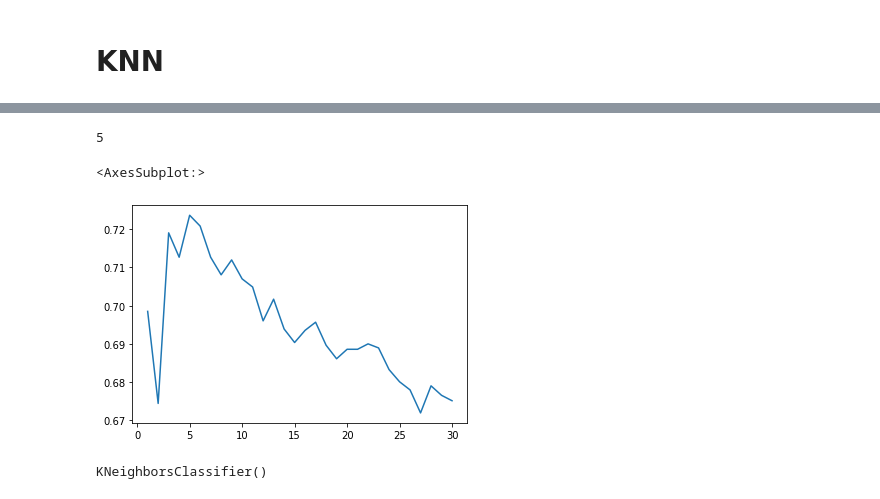
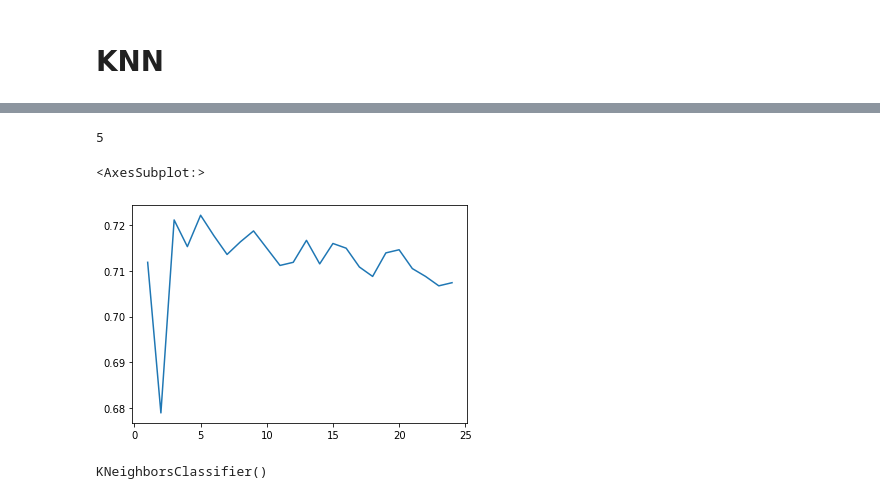
Before and after one commit to tomashbk/solar_wind_power_plants_prediction, a Jupyter notebook: notebooks/3-EDA-in-data-transformed-and-combined.ipynb, the cells around one changed output, grey strips where cells are left out. Drawn from its saved outputs; the diff is of its cells as text; code cells hidden in the pictures.

```diff
--- a/notebooks/3-EDA-in-data-transformed-and-combined.ipynb
+++ b/notebooks/3-EDA-in-data-transformed-and-combined.ipynb
@@ -669,3 +557,3 @@ xgb_grid = GridSearchCV(estimator = XGBClassifier(), param_grid = param_grid, cv
 # %%
-xgb_grid.fit(train_X, train_y)
+xgb_grid.fit(X_train, y_train)
 # %% [output]
@@ -714,9 +586,7 @@ xgb_grid.score(val_X, val_y)
 # %%
-xgbclass_model_2 = XGBClassifier(n_estimators=100, learning_rate=0.2, max_depth=6, gamma=0.2, n_jobs=4)
-# xgbclass_model_2 = XGBClassifier(n_estimators=1000, learning_rate=0.05, n_jobs=4, early_stopping_rounds=5)
-xgbclass_model_2.fit(train_X, train_y,
-             eval_set=[(val_X, val_y)],
-             verbose=False)
+# xgbclass_model_2 = XGBClassifier(n_estimators=100, learning_rate=0.2, max_depth=6, gamma=0.2, n_jobs=4)
+xgbclass_model_2 = XGBClassifier(n_estimators=500, max_depth=6, learning_rate=0.2, gamma=0.1, n_jobs=4)
+xgbclass_model_2.fit(X_train, y_train)
 # %% [output]
 XGBClassifier(base_score=0.5, booster='gbtree', callbacks=None,
               colsample_bylevel=1, colsample_bynode=1, colsample_bytree=1,
@@ -746,2 +617,11 @@ Mean: 0.76, Standard Deviation: 0.009
 # %% [markdown]
 # KNN
+# %%
+candidate_n_neighbors = np.arange(1,31)
+results = {}
+
+# results = {n: utils.get_accuracy_knn(n, X_train_scaled_pca, X_test_scaled_pca, y_train, y_test) for n in candidate_n_neighbors}
+results = {n: utils.get_accuracy_knn(n, X_train, X_test, y_train, y_test) for n in candidate_n_neighbors}
+best_n_neighbors = max(results, key=results.get)
+print(best_n_neighbors)
+sns.lineplot(data=results, x= results.keys(), y= results.values())
@@ -747,0 +632,3 @@ Mean: 0.76, Standard Deviation: 0.009
+# %%
+knn_model_1 = KNeighborsClassifier(n_neighbors = best_n_neighbors)
+knn_model_1.fit(X_train, y_train)
@@ -748,16 +690,15 @@ Mean: 0.76, Standard Deviation: 0.009
 # %%
-candidate_n_neighbors = np.arange(1,31)
+candidate_n_neighbors = np.arange(1,25)
 results = {}
 # Write loop to find the ideal tree size from candidate_max_leaf_nodes
 
 
-# results = {n: utils.get_accuracy_knn(n, train_X_scaled_pca, val_X_scaled_pca, train_y, val_y) for n in candidate_n_neighbors}
-results = {n: utils.get_accuracy_knn(n, train_X, val_X, train_y, val_y) for n in candidate_n_neighbors}
+results = {n: utils.get_accuracy_knn(n, X_train_scaled, X_test_scaled, y_train, y_test) for n in candidate_n_neighbors}
 best_n_neighbors = max(results, key=results.get)
 print(best_n_neighbors)
 sns.lineplot(data=results, x= results.keys(), y= results.values())
 # %% [output]
 5
 <AxesSubplot:>
-[figure, old version]
+[figure, new version]
 # %%
```
Also changed, not shown: parts of 101 cells of this notebook, 3 other files.
